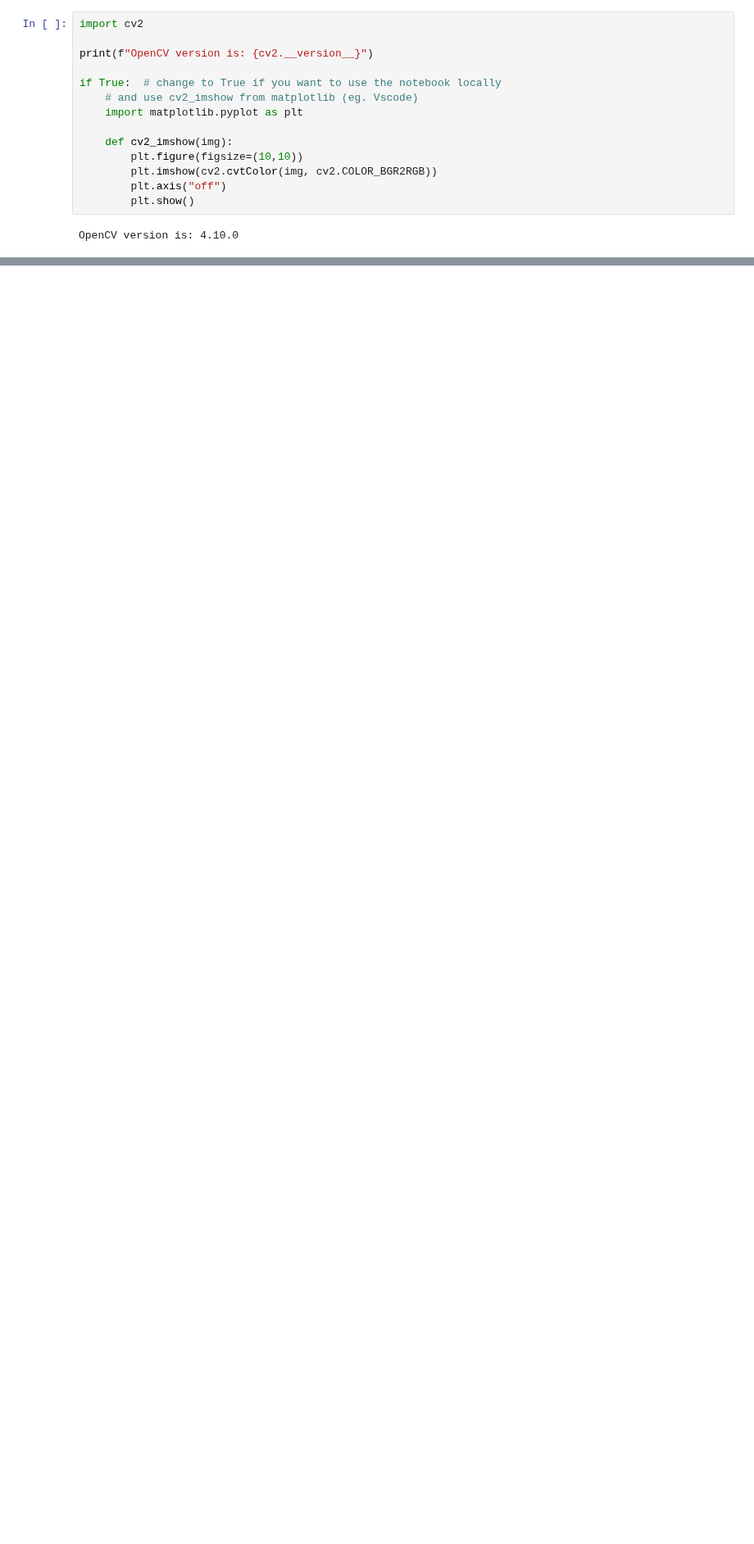
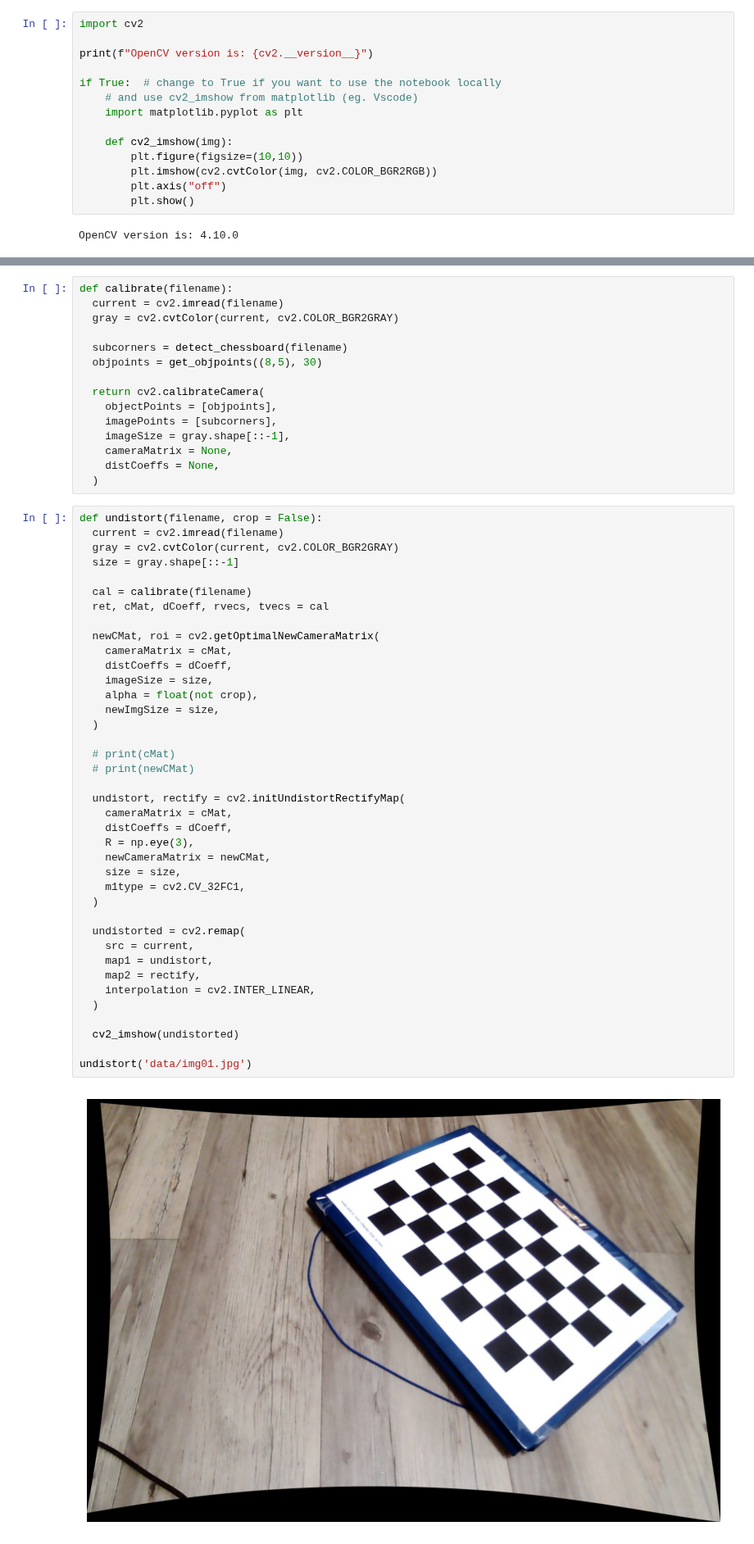
Before and after one commit to Jokilos/ML-stuff, a Jupyter notebook: RC/lab4/lab4.ipynb, the cells around one changed output, grey strips where cells are left out. Shown at 82% size. Cells and saved outputs as stored; diff of their text form; blank space fills up the shorter version.

```diff
--- a/RC/lab4/lab4.ipynb
+++ b/RC/lab4/lab4.ipynb
@@ -124,0 +112,56 @@ array([[0., 0., 0.],
+# %%
+def calibrate(filename):
+  current = cv2.imread(filename)
+  gray = cv2.cvtColor(current, cv2.COLOR_BGR2GRAY)
+
+  subcorners = detect_chessboard(filename)
+  objpoints = get_objpoints((8,5), 30)
+
+  return cv2.calibrateCamera(
+    objectPoints = [objpoints],
+    imagePoints = [subcorners],
+    imageSize = gray.shape[::-1],
+    cameraMatrix = None,
+    distCoeffs = None,
+  )
+# %%
+def undistort(filename, crop = False):
+  current = cv2.imread(filename)
+  gray = cv2.cvtColor(current, cv2.COLOR_BGR2GRAY)
+  size = gray.shape[::-1]
+
+  cal = calibrate(filename)
+  ret, cMat, dCoeff, rvecs, tvecs = cal
+
+  newCMat, roi = cv2.getOptimalNewCameraMatrix(
+    cameraMatrix = cMat,
+    distCoeffs = dCoeff,
+    imageSize = size,
+    alpha = float(not crop),
+    newImgSize = size,
+  )
+
+  # print(cMat)
+  # print(newCMat)
+
+  undistort, rectify = cv2.initUndistortRectifyMap(
+    cameraMatrix = cMat,
+    distCoeffs = dCoeff,
+    R = np.eye(3),
+    newCameraMatrix = newCMat,
+    size = size,
+    m1type = cv2.CV_32FC1,
+  )
+
+  undistorted = cv2.remap(
+    src = current,
+    map1 = undistort,
+    map2 = rectify,
+    interpolation = cv2.INTER_LINEAR,
+  )
+
+  cv2_imshow(undistorted)
+
+undistort('data/img01.jpg')
+# %% [output]
+[figure, added]
```
Also changed, not shown: parts of 4 cells of this notebook, 2 other files.
